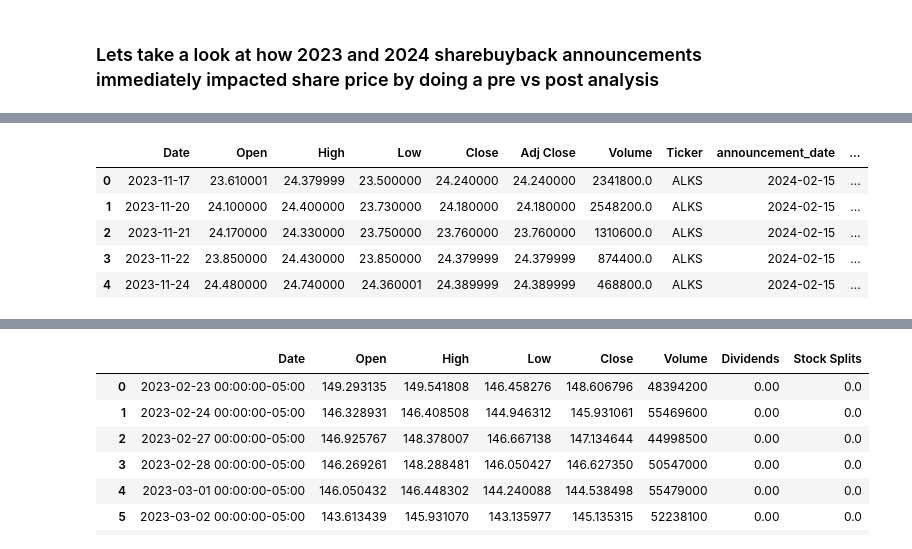
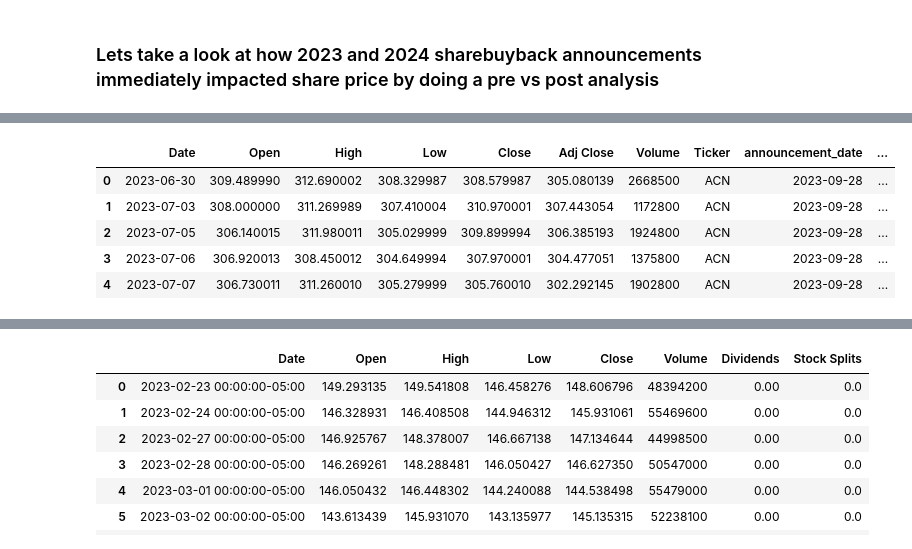
Before and after one commit to sritejachavva/sri_avi_blog_posts, a Jupyter notebook: share_buybacks/Buyback_Analysis.ipynb, the cells around one changed output, grey strips where cells are left out. Drawn from its saved outputs; the diff is of its cells as text; code cells hidden in the pictures.

```diff
--- a/share_buybacks/Buyback_Analysis.ipynb
+++ b/share_buybacks/Buyback_Analysis.ipynb
@@ -146,0 +120,15 @@ stock_data['announcement_date_price'] = stock_data['announcement_date_price'].as
+# %%
+# Get announcement date share price
+announcement_dates = stock_data[['Ticker', 'announcement_date']].drop_duplicates()
+
+announcement_dates = pd.merge(announcement_dates, stock_data[['Date','Close','Ticker']], left_on=['Ticker','announcement_date'] , right_on=['Ticker','Date'])
+announcement_dates
+
+announcement_dates.rename(columns={'Close':'announcement_date_price_v2'}, inplace=True)
+
+
+
+stock_data_merged = pd.merge(stock_data, announcement_dates[['Ticker','announcement_date_price_v2']], left_on =['Ticker'], right_on =['Ticker'])
+
+stock_data_merged
+#announcement_dates
@@ -147,27 +158,27 @@ stock_data['announcement_date_price'] = stock_data['announcement_date_price'].as
 # %%
-stock_data['deviation_from_announcement_date'] = (stock_data['Close'] - stock_data['announcement_date_price'])
-stock_data['deviation_from_announcement_date_pct'] = round((stock_data['Close'] - stock_data['announcement_date_price'])/stock_data['Close'],3)
+stock_data_merged['deviation_from_announcement_date'] = (stock_data_merged['Close'] - stock_data_merged['announcement_date_price_v2'])
+stock_data_merged['deviation_from_announcement_date_pct'] = round((stock_data_merged['Close'] - stock_data_merged['announcement_date_price_v2'])/stock_data_merged['announcement_date_price_v2'],3)
 
 
 
-stock_data['within_5_days'] = 0;
-stock_data['within_30_days'] = 0;
-stock_data['within_90_days'] = 0;
+stock_data_merged['within_5_days'] = 0;
+stock_data_merged['within_30_days'] = 0;
+stock_data_merged['within_90_days'] = 0;
 
 
-stock_data.loc[abs( (stock_data['Date'] - stock_data['announcement_date']).dt.days) <= 5, 'within_5_days'] = 1
-stock_data.loc[abs( (stock_data['Date'] - stock_data['announcement_date']).dt.days) <= 30, 'within_30_days'] = 1
-stock_data.loc[abs( (stock_data['Date'] - stock_data['announcement_date']).dt.days) <= 90, 'within_90_days'] = 1
-stock_data['announcement_offset'] = (stock_data['Date'] - stock_data['announcement_date']).dt.days
+stock_data_merged.loc[abs( (stock_data_merged['Date'] - stock_data_merged['announcement_date']).dt.days) <= 5, 'within_5_days'] = 1
+stock_data_merged.loc[abs( (stock_data_merged['Date'] - stock_data_merged['announcement_date']).dt.days) <= 30, 'within_30_days'] = 1
+stock_data_merged.loc[abs( (stock_data_merged['Date'] - stock_data_merged['announcement_date']).dt.days) <= 90, 'within_90_days'] = 1
+stock_data_merged['announcement_offset'] = (stock_data_merged['Date'] - stock_data_merged['announcement_date']).dt.days
 # %%
-stock_data.head(5)
+stock_data_merged.head(5)
 # %% [output]
 |  | Date | Open | High | Low | Close | Adj Close | Volume | Ticker | announcement_date | ... |
-| 0 | 2023-11-17 | 23.610001 | 24.379999 | 23.500000 | 24.240000 | 24.240000 | 2341800.0 | ALKS | 2024-02-15 | ... |
-| 1 | 2023-11-20 | 24.100000 | 24.400000 | 23.730000 | 24.180000 | 24.180000 | 2548200.0 | ALKS | 2024-02-15 | ... |
-| 2 | 2023-11-21 | 24.170000 | 24.330000 | 23.750000 | 23.760000 | 23.760000 | 1310600.0 | ALKS | 2024-02-15 | ... |
-| 3 | 2023-11-22 | 23.850000 | 24.430000 | 23.850000 | 24.379999 | 24.379999 | 874400.0 | ALKS | 2024-02-15 | ... |
-| 4 | 2023-11-24 | 24.480000 | 24.740000 | 24.360001 | 24.389999 | 24.389999 | 468800.0 | ALKS | 2024-02-15 | ... |
+| 0 | 2023-06-30 | 309.489990 | 312.690002 | 308.329987 | 308.579987 | 305.080139 | 2668500 | ACN | 2023-09-28 | ... |
+| 1 | 2023-07-03 | 308.000000 | 311.269989 | 307.410004 | 310.970001 | 307.443054 | 1172800 | ACN | 2023-09-28 | ... |
+| 2 | 2023-07-05 | 306.140015 | 311.980011 | 305.029999 | 309.899994 | 306.385193 | 1924800 | ACN | 2023-09-28 | ... |
+| 3 | 2023-07-06 | 306.920013 | 308.450012 | 304.649994 | 307.970001 | 304.477051 | 1375800 | ACN | 2023-09-28 | ... |
+| 4 | 2023-07-07 | 306.730011 | 311.260010 | 305.279999 | 305.760010 | 302.292145 | 1902800 | ACN | 2023-09-28 | ... |
 # %%
 stock_data.loc[stock_data['Ticker'] == 'NVR',]
 # %% [output]
```
Also changed, not shown: parts of 11 cells of this notebook, 3 other files.
